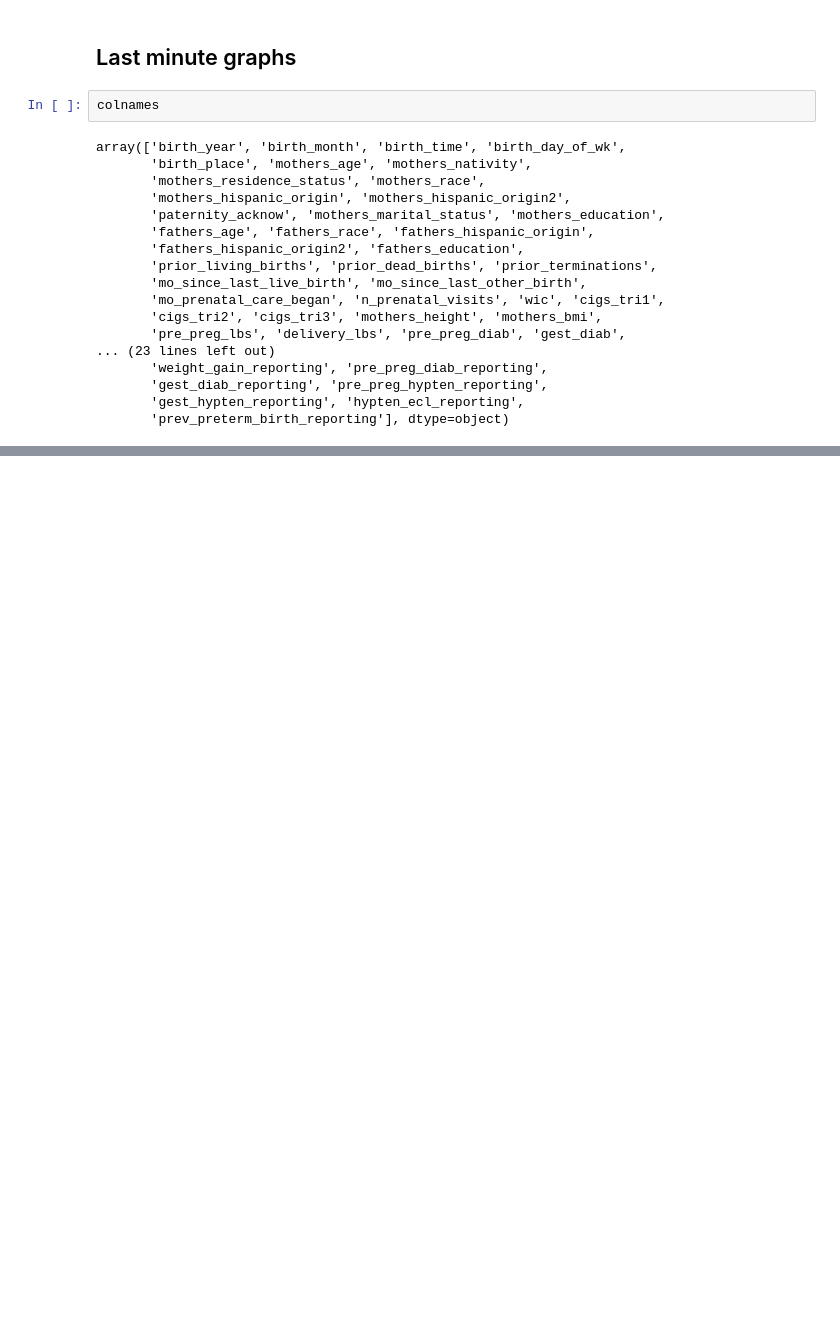
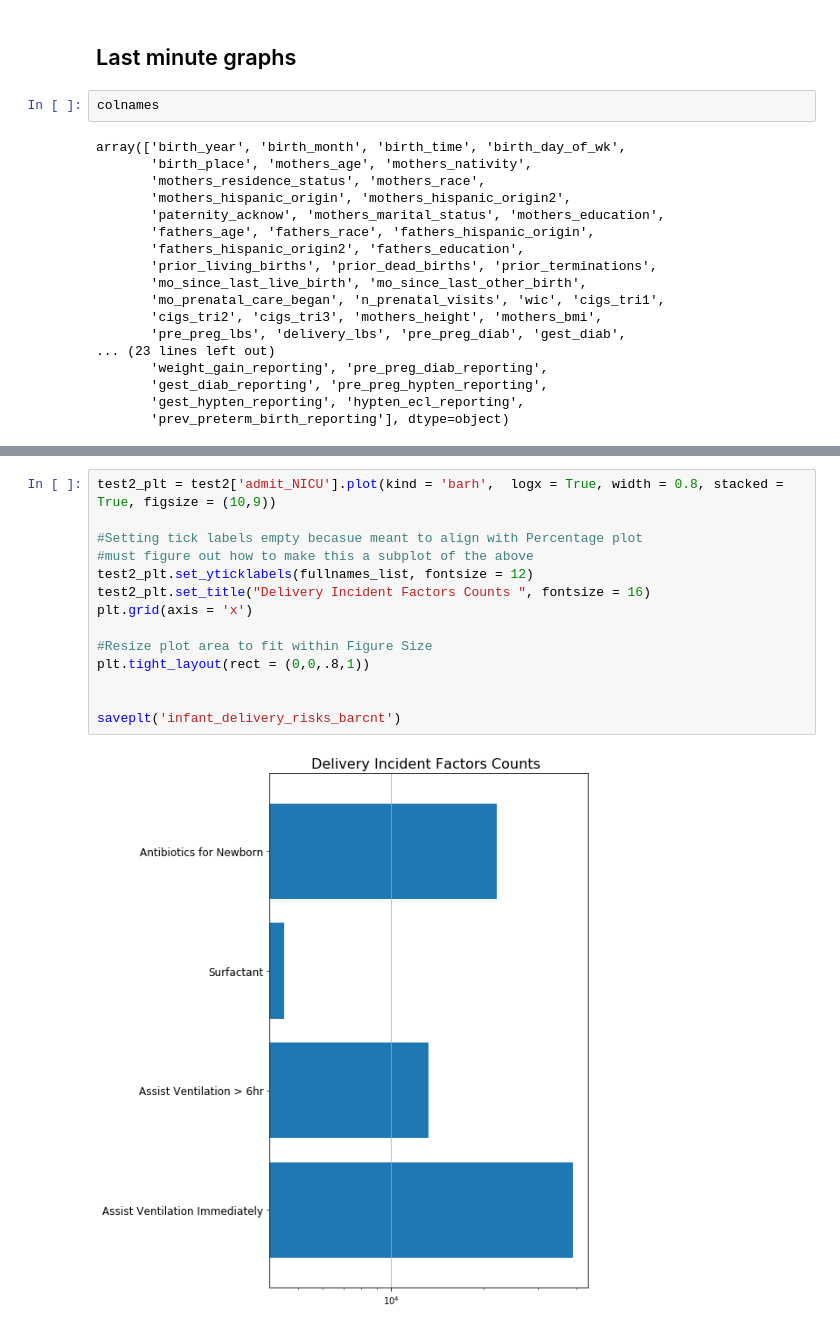
Before and after one commit to mkwasnica/CDC_capstone, a Jupyter notebook: notebooks/MK_Visualization.ipynb, the cells around one changed output, grey strips where cells are left out. Saved outputs shown, nothing was run; the diff lists cells and outputs as text; blank space fills up the shorter version.

```diff
--- a/notebooks/MK_Visualization.ipynb
+++ b/notebooks/MK_Visualization.ipynb
@@ -805,0 +805,16 @@ saveplt('infant_delivery_risks_barpct')
+# %%
+test2_plt = test2['admit_NICU'].plot(kind = 'barh',  logx = True, width = 0.8, stacked = True, figsize = (10,9))
+
+#Setting tick labels empty becasue meant to align with Percentage plot
+#must figure out how to make this a subplot of the above
+test2_plt.set_yticklabels(fullnames_list, fontsize = 12)
+test2_plt.set_title("Delivery Incident Factors Counts ", fontsize = 16)
+plt.grid(axis = 'x')
+
+#Resize plot area to fit within Figure Size
+plt.tight_layout(rect = (0,0,.8,1))
+
+
+saveplt('infant_delivery_risks_barcnt')
+# %% [output]
+[figure, added]
```
Also changed, not shown: parts of 5 cells of this notebook, 2 other files.
